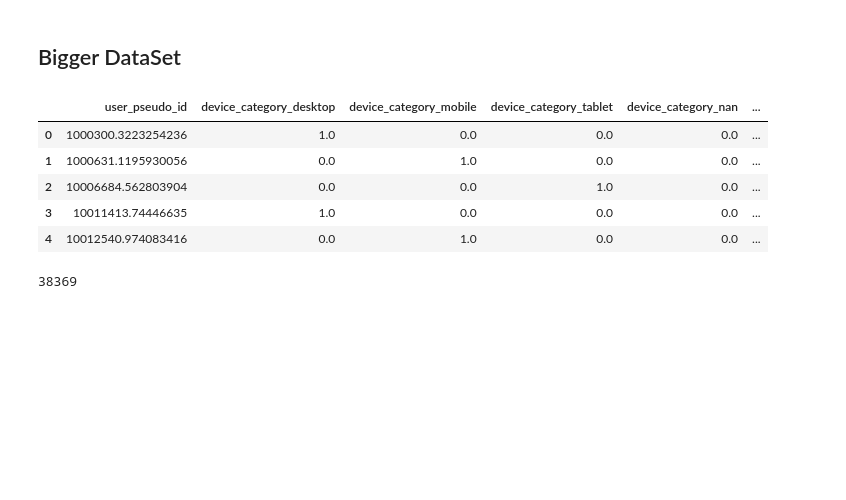
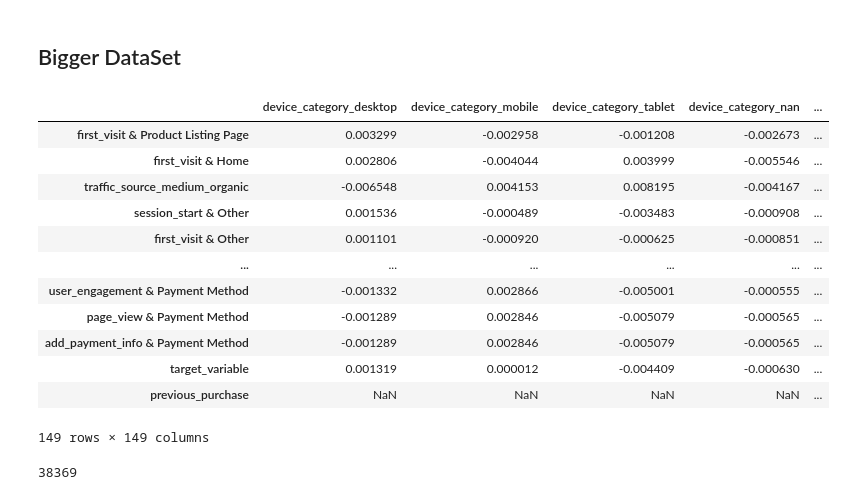
Before and after one commit to alexhalenke/Predicting_Purchase_Intention, a Jupyter notebook: notebooks/Kmeans Clustering Model.ipynb, the cells around one changed output. Drawn from its saved outputs; the diff is of its cells as text; code cells hidden in the pictures; blank space fills up the shorter version.

```diff
--- a/notebooks/Kmeans Clustering Model.ipynb
+++ b/notebooks/Kmeans Clustering Model.ipynb
@@ -427,11 +427,19 @@ def siiiuuu(df:pd.DataFrame) -> pd.DataFrame:
     return xyz
 # %%
 test_df = siiiuuu(test_df)
-test_df.head(5)
-# %% [output]
-|  | user_pseudo_id | device_category_desktop | device_category_mobile | device_category_tablet | device_category_nan | ... |
-| 0 | 1000300.3223254236 | 1.0 | 0.0 | 0.0 | 0.0 | ... |
-| 1 | 1000631.1195930056 | 0.0 | 1.0 | 0.0 | 0.0 | ... |
-| 2 | 10006684.562803904 | 0.0 | 0.0 | 1.0 | 0.0 | ... |
-| 3 | 10011413.74446635 | 1.0 | 0.0 | 0.0 | 0.0 | ... |
-| 4 | 10012540.974083416 | 0.0 | 1.0 | 0.0 | 0.0 | ... |
+# %%
+test_df.corr().sort_values(by = 'target_variable')
+# %% [output]
+|  | device_category_desktop | device_category_mobile | device_category_tablet | device_category_nan | ... |
+| first_visit & Product Listing Page | 0.003299 | -0.002958 | -0.001208 | -0.002673 | ... |
+| first_visit & Home | 0.002806 | -0.004044 | 0.003999 | -0.005546 | ... |
+| traffic_source_medium_organic | -0.006548 | 0.004153 | 0.008195 | -0.004167 | ... |
+| session_start & Other | 0.001536 | -0.000489 | -0.003483 | -0.000908 | ... |
+| first_visit & Other | 0.001101 | -0.000920 | -0.000625 | -0.000851 | ... |
+| ... | ... | ... | ... | ... | ... |
+| user_engagement & Payment Method | -0.001332 | 0.002866 | -0.005001 | -0.000555 | ... |
+| page_view & Payment Method | -0.001289 | 0.002846 | -0.005079 | -0.000565 | ... |
+| add_payment_info & Payment Method | -0.001289 | 0.002846 | -0.005079 | -0.000565 | ... |
+| target_variable | 0.001319 | 0.000012 | -0.004409 | -0.000630 | ... |
+| previous_purchase | NaN | NaN | NaN | NaN | ... |
+149 rows × 149 columns
```
Also changed, not shown: parts of 5 cells of this notebook, 2 other files.
